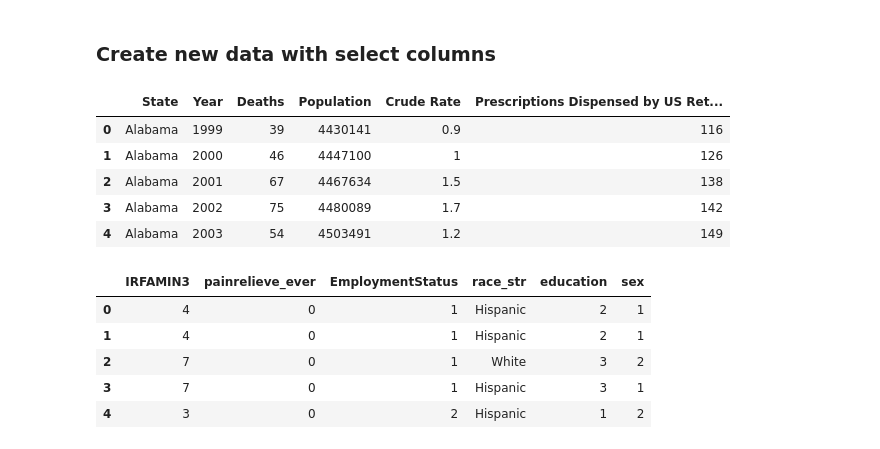
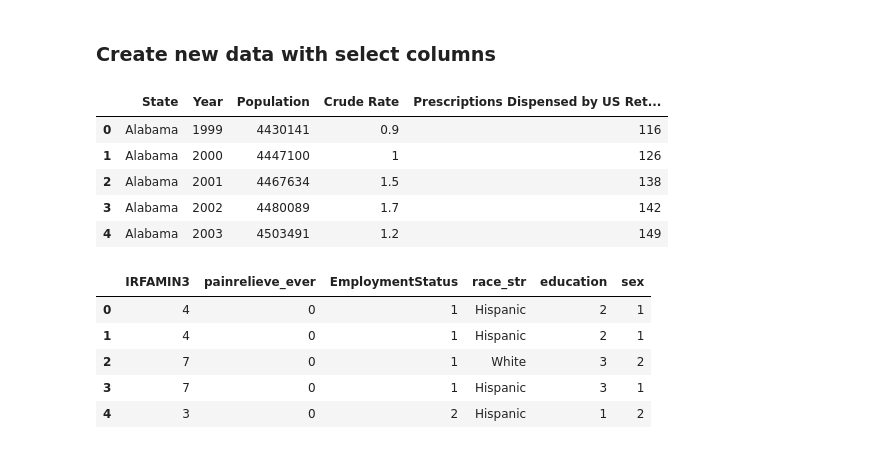
Before and after one commit to Chahnaz-Kbaisi/ETL-Project, a Jupyter notebook: usage_overdose_us.ipynb, the cells around one changed output. Saved outputs shown, nothing was run; the diff lists cells and outputs as text; code cells hidden in the pictures.

```diff
--- a/usage_overdose_us.ipynb
+++ b/usage_overdose_us.ipynb
@@ -112,16 +137,16 @@ cleaned_workforce_df.head()
 # %%
 # File 1:
 # Filtering dataset by selecting columns needed to answer potential query:
 # Extracting only needed columns:
-death_cause_subset = cleaned_death_cause_df[["State", "Year", "Deaths", "Population", "Crude Rate", "Prescriptions Dispensed by US Retailers in that year (millions)" ]]
+death_cause_subset = cleaned_death_cause_df[["State", "Year", "Population", "Crude Rate", "Prescriptions Dispensed by US Retailers in that year (millions)" ]]
 death_cause_subset.head()
 # %% [output]
-|  | State | Year | Deaths | Population | Crude Rate | Prescriptions Dispensed by US Ret... |
-| 0 | Alabama | 1999 | 39 | 4430141 | 0.9 | 116 |
-| 1 | Alabama | 2000 | 46 | 4447100 | 1 | 126 |
-| 2 | Alabama | 2001 | 67 | 4467634 | 1.5 | 138 |
-| 3 | Alabama | 2002 | 75 | 4480089 | 1.7 | 142 |
-| 4 | Alabama | 2003 | 54 | 4503491 | 1.2 | 149 |
+|  | State | Year | Population | Crude Rate | Prescriptions Dispensed by US Ret... |
+| 0 | Alabama | 1999 | 4430141 | 0.9 | 116 |
+| 1 | Alabama | 2000 | 4447100 | 1 | 126 |
+| 2 | Alabama | 2001 | 4467634 | 1.5 | 138 |
+| 3 | Alabama | 2002 | 4480089 | 1.7 | 142 |
+| 4 | Alabama | 2003 | 4503491 | 1.2 | 149 |
 # %%
 # File 2:
 # Filtering dataset by selecting subset columns needed to answer potential queries:
```
Also changed, not shown: parts of 18 cells of this notebook, 8 other files.
